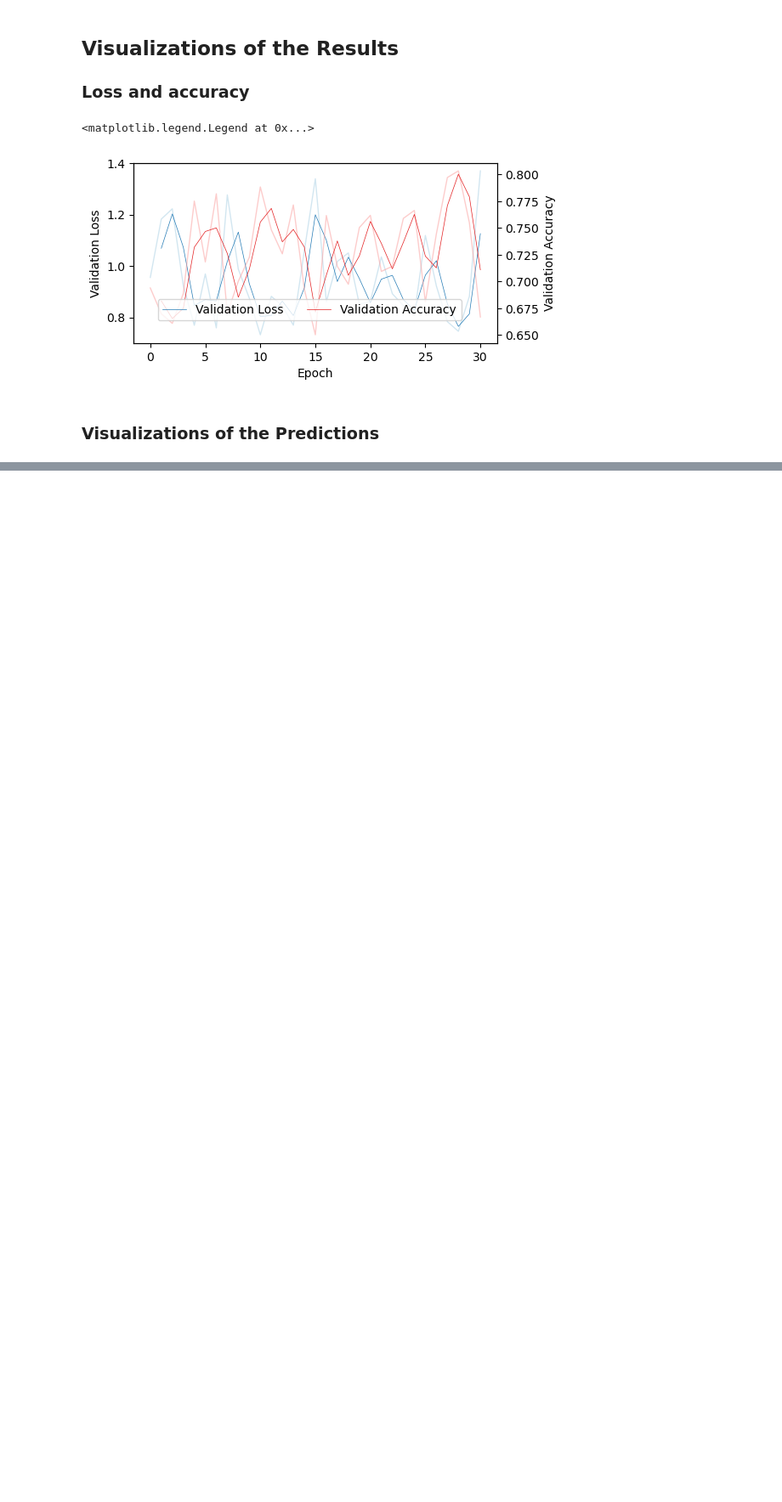
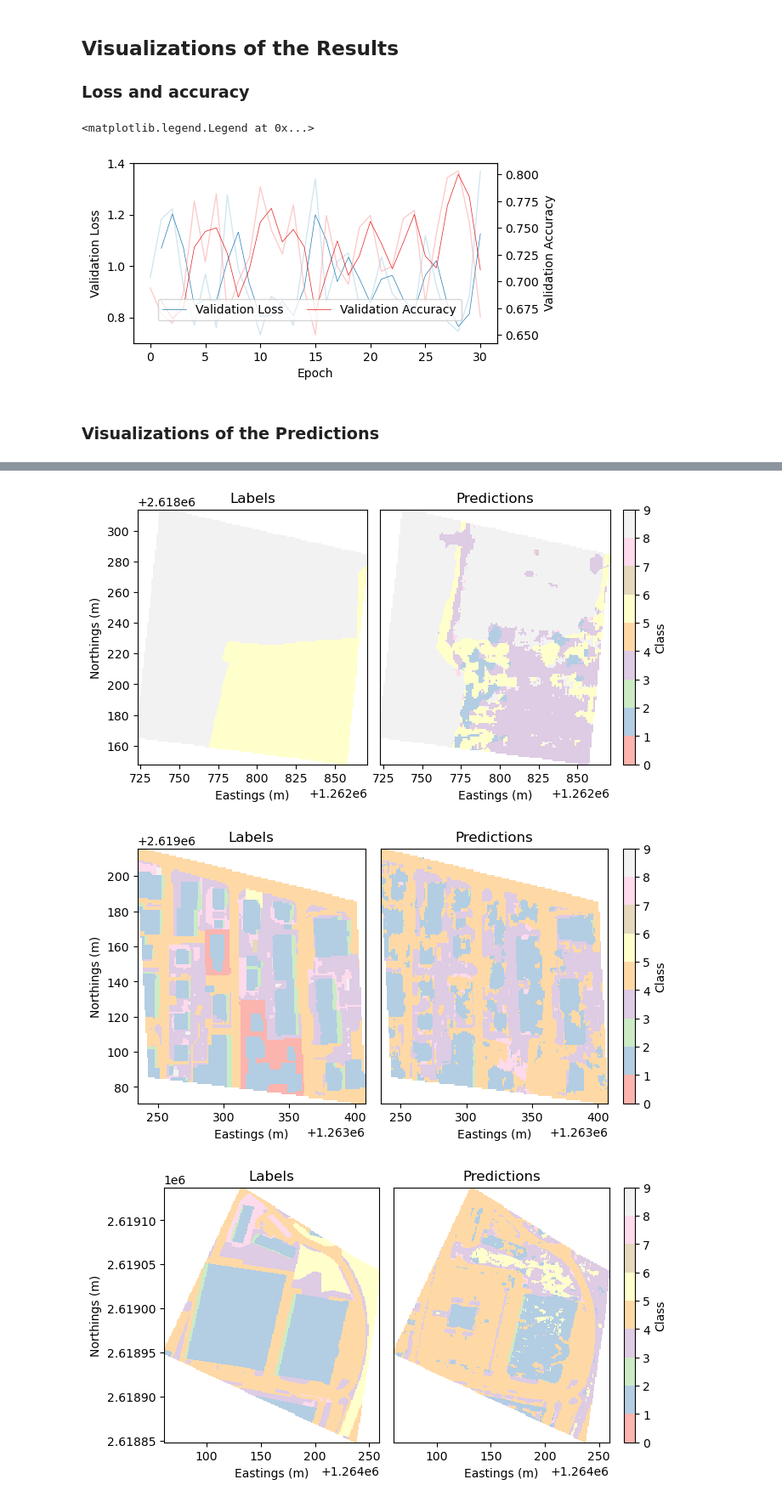
Before and after one commit to juliankraft/TermPaper2_RasterClassification, a Jupyter notebook: code/analysis/visualizations.ipynb, the cells around one changed output, grey strips where cells are left out. Shown at 85% size. Saved outputs shown, nothing was run; the diff lists cells and outputs as text; code cells hidden in the pictures; blank space fills up the shorter version.

Commit message:
new coarsen function

```diff
--- a/code/analysis/visualizations.ipynb
+++ b/code/analysis/visualizations.ipynb
@@ -19,7 +29,18 @@ figure_path = Path('../../LaTex/figures/')
 # %%
 # function to reduce plotting resolution
+
+def mode_reduction(block, axis):
+        # Flatten the block and calculate the mode
+        dim0, dim1, dim2, dim3 = block.shape
+        flattened = block.transpose((0, 2, 1, 3)).reshape(dim0, dim2, -1)
+        result = mode(flattened, axis=-1, nan_policy='omit').mode
+        return result
+
 def coarsen(da: xr.DataArray, factor: int = 10, reduction: str = 'mean') -> xr.DataArray:
-    return getattr(da.coarsen(x=factor, y=factor, boundary='trim'), reduction)().compute()
+    if reduction == 'mode':
+        return da.coarsen(x=factor, y=factor, boundary="trim").reduce(mode_reduction).compute()
+    else:
+        return getattr(da.coarsen(x=factor, y=factor, boundary='trim'), reduction)().compute()
 
 # function to smooth metrics
 def smooth_data(data, window_size=5):
@@ -116,9 +137,8 @@ fig.legend(lines_1 + lines_2, labels_1 + labels_2, loc='lower center', bbox_to_a
 # %% [markdown]
 ### Visualizations of the Predictions
 # %%
-run = 'noaugment_complete'
-
-ds_training = xr.open_zarr(data_path / 'combined.zarr')
-ds_predictions = xr.open_zarr(log_path / run / 'preds.zarr')
+# load training data
+ds_training = xr.open_zarr(data_path / 'combined.zarr').rio.write_crs(csr)
+ds_training["label"] = ds_training["label"].where(ds_training["label"] != 255, np.nan)
 
 areas = gpd.read_file(data_path / 'AOI_Labeled.shp')
@@ -159,0 +145,5 @@ NameError: name 'unique' is not defined
+# %%
+# load predictions
+
+run = 'noaugment_complete'
+ds_predictions = xr.open_zarr(log_path / run / 'preds.zarr').rio.write_crs(csr).rename({"label_pred": "label"})
@@ -159,0 +187,22 @@ NameError: name 'unique' is not defined
+# %%
+figures = []
+
+trainLabels = [4, 8, 12]
+
+for label in trainLabels:
+    selectedDataLabel = label
+
+    clip_feature = areas[areas['DataLabel'] == selectedDataLabel]
+    clipped_training = ds_training.rio.clip(clip_feature.geometry, clip_feature.crs)
+    clipped_predictions = ds_predictions.rio.clip(clip_feature.geometry, clip_feature.crs)
+
+    # Coarsen and plot with shared colorbar
+    training_coarsened = coarsen(clipped_training['label'], reduction='mode')
+    predictions_coarsened = coarsen(clipped_predictions['label'], reduction='mode')
+
+    figure = plot_labels_and_predictions(training_coarsened, predictions_coarsened)
+    figures.append(figure)
+# %% [output]
+[figure, added]
+[figure, added]
+[figure, added]
```
Also changed, not shown: parts of 11 cells of this notebook, 1 other file.
